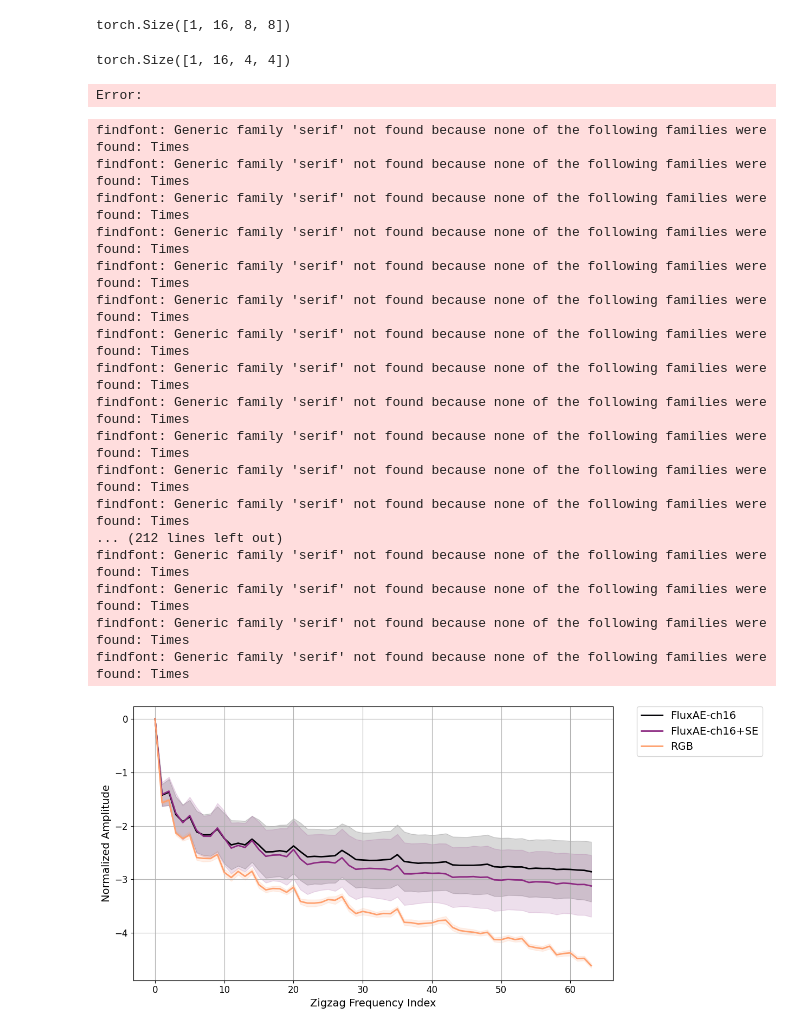
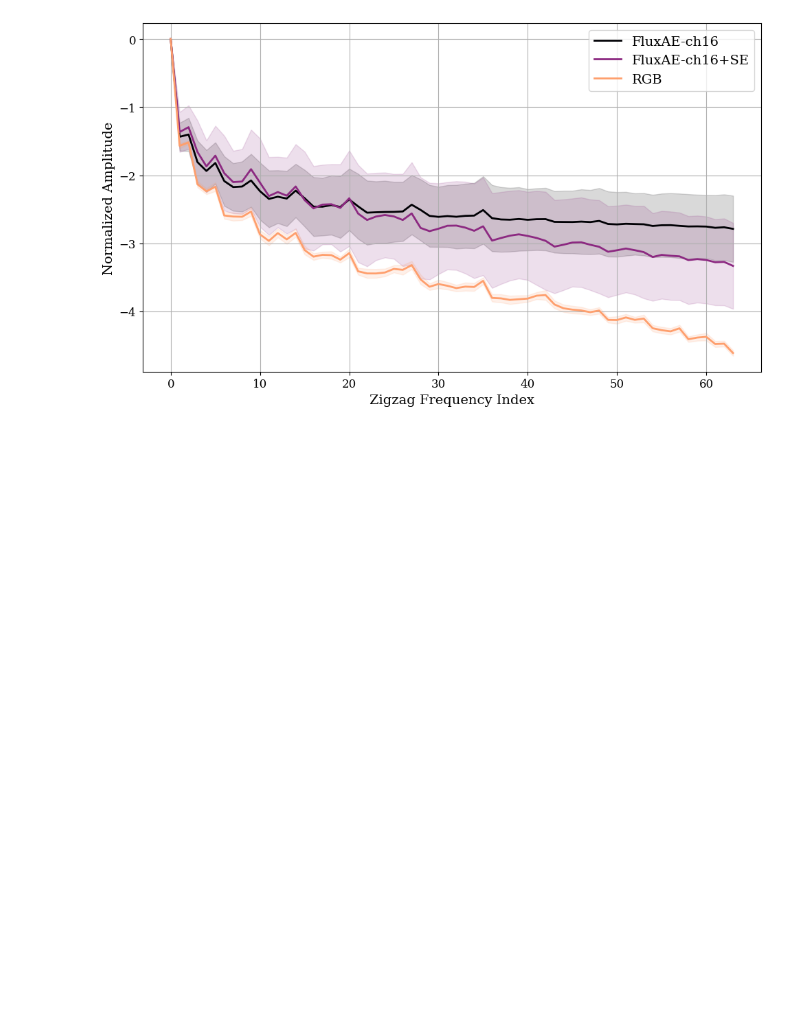
Before and after one commit to LuigiSigillo/LatentWaveletDiffusion, a Jupyter notebook: src/vae_SE_finetuning/ae-spectra.ipynb, the cells around one changed output. Cells and saved outputs as stored; diff of their text form; code cells hidden in the pictures; blank space fills up the shorter version.

```diff
--- a/src/vae_SE_finetuning/ae-spectra.ipynb
+++ b/src/vae_SE_finetuning/ae-spectra.ipynb
@@ -391,18 +391,6 @@ def extract_latents_with_multiple_resolutions(
 #         n_samples=256,
 
 #     )
-# %%
-model_path="/mnt/share/Luigi/Documents/URAE/src/vae_SE_finetuning/ckpt/vae_finetuned_LAION/checkpoint-20000"
-model = AutoencoderKL.from_pretrained(model_path).to("cuda:2")
-model.eval()
-model.encode(torch.randn(1,3,64,64).to("cuda:2")).latent_dist.mean.shape
-# %% [output]
-torch.Size([1, 16, 8, 8])
-# %%
-model.encode(torch.randn(1,3,32,32).to("cuda:2")).latent_dist.mean.shape
-# %% [output]
-torch.Size([1, 16, 4, 4])
-Error:
 # %%
 from diffusers import AutoencoderKL
 from torchvision import transforms
@@ -413,7 +401,11 @@ from PIL import Image
 from torch.utils.data import Dataset, DataLoader
 from tqdm import tqdm
 import numpy as np
-def get_latents(model_path,device, n_samples=128, image_dir="/mnt/share/Luigi/Documents/URAE/dataset/laion_high_resolution_images"):
+def get_latents(model_path,device,
+                 n_samples=128,
+                 image_dir="/mnt/share/Luigi/Documents/URAE/dataset/laion_high_resolution_images",
+                 image_size=256,
+                 batch_size=16):
     # Load the base VAE model
     model = AutoencoderKL.from_pretrained(model_path).to(device)
     model.eval()
@@ -430,13 +422,13 @@ def get_latents(model_path,device, n_samples=128, image_dir="/mnt/share/Luigi/Do
 
     # Process each spatial size
     transform = transforms.Compose([
-        transforms.Resize((256, 256)),  # Use exact size for consistent results
+        transforms.Resize((image_size, image_size)),  # Use exact size for consistent results
         transforms.ToTensor(),
         transforms.Normalize((0.5, 0.5, 0.5), (0.5, 0.5, 0.5))
     ])
     # Create dataset and dataloader
     dataset = ImageDataset(image_paths, transform=transform)
-    dataloader = DataLoader(dataset, batch_size=64, shuffle=False, num_workers=4)
+    dataloader = DataLoader(dataset, batch_size=batch_size, shuffle=False, num_workers=4)
 
     all_features = []
 
@@ -480,7 +472,8 @@ def get_latents(model_path,device, n_samples=128, image_dir="/mnt/share/Luigi/Do
 def get_rgb_like_latent(latent_res,
                         batch_size,
                         image_dir="/mnt/share/Luigi/Documents/URAE/dataset/laion_high_resolution_images",
-                        n_samples=128):
+                        n_samples=128,
+                        ):
 
     # Use your existing imgs_pt data or the images from the same directory
     transform = transforms.Compose([
@@ -550,10 +543,14 @@ def load_latents(latents_path, latent_res: tuple[int]):
 #     print([f.shape for f in latents['all_features']])
 
 
-latent_res = (1, 16, 32, 32)
+vae_se_path = "/mnt/share/Luigi/Documents/URAE/src/vae_SE_finetuning/ckpt/vae_SE_512/checkpoint-60000"
+vae_without_se_path = "/mnt/share/Luigi/Documents/URAE/src/vae_SE_finetuning/ckpt/vae_normal_512/checkpoint-60000"
+image_size = 256
+batch_size = 16
+latent_res = (1, 16, image_size//8, image_size//8)
 
-latents_without_se = np.concatenate([f.reshape(f.shape[0], *latent_res) for f in get_latents("/mnt/share/Luigi/Documents/URAE/src/vae_SE_finetuning/ckpt/vae-finetuned/checkpoint-20000", "cuda:2")['all_features']], axis=0)
-latents_with_se = np.concatenate([f.reshape(f.shape[0], *latent_res) for f in get_latents("/mnt/share/Luigi/Documents/URAE/src/vae_SE_finetuning/ckpt/vae_new_finetuned_LAION/checkpoint-20000", "cuda:2")['all_features']], axis=0)
+latents_without_se = np.concatenate([f.reshape(f.shape[0], *latent_res) for f in get_latents(vae_without_se_path, "cuda:2", image_size=image_size, batch_size=batch_size)['all_features']], axis=0)
+latents_with_se = np.concatenate([f.reshape(f.shape[0], *latent_res) for f in get_latents(vae_se_path, "cuda:2",image_size=image_size,batch_size=batch_size)['all_features']], axis=0)
 latents_rgb = get_rgb_like_latent(latent_res,latents_without_se.shape[0])
 
 latents = {
@@ -567,23 +564,8 @@ resolutions = {k: l.shape[-1] for k, l in latents.items()}
 min_res = min(resolutions.values())
 spectrums = {k: compute_dct_amplitude_spectrum(ls[:,[0]], block_size=block_size, norm='ortho') for k, ls in latents.items()}
 # %%
-plot_spectrums_flat({k:np.log(s[2][:,0]) for k, s in spectrums.items()}, ylabel='Normalized Amplitude', plot_average=True, disable_color_grad=False, external_legend=True, figsize=(16,6), save_path='./fluxae-ch.png')
+plot_spectrums_flat({k:np.log(s[2][:,0]) for k, s in spectrums.items()}, ylabel='Normalized Amplitude',
+                     plot_average=True, disable_color_grad=False, external_legend=False,
+                     figsize=(10,6), save_path=f'./results/fluxae-ch_16_{image_size}.png')
 # %% [output]
-findfont: Generic family 'serif' not found because none of the following families were found: Times
-findfont: Generic family 'serif' not found because none of the following families were found: Times
-findfont: Generic family 'serif' not found because none of the following families were found: Times
-findfont: Generic family 'serif' not found because none of the following families were found: Times
-findfont: Generic family 'serif' not found because none of the following families were found: Times
-findfont: Generic family 'serif' not found because none of the following families were found: Times
-findfont: Generic family 'serif' not found because none of the following families were found: Times
-findfont: Generic family 'serif' not found because none of the following families were found: Times
-findfont: Generic family 'serif' not found because none of the following families were found: Times
-findfont: Generic family 'serif' not found because none of the following families were found: Times
-findfont: Generic family 'serif' not found because none of the following families were found: Times
-findfont: Generic family 'serif' not found because none of the following families were found: Times
-... (212 lines left out)
-findfont: Generic family 'serif' not found because none of the following families were found: Times
-findfont: Generic family 'serif' not found because none of the following families were found: Times
-findfont: Generic family 'serif' not found because none of the following families were found: Times
-findfont: Generic family 'serif' not found because none of the following families were found: Times
-[figure, old version]
+[figure, new version]
```
Also changed, not shown: parts of 1 cell of this notebook, 5 other files.
